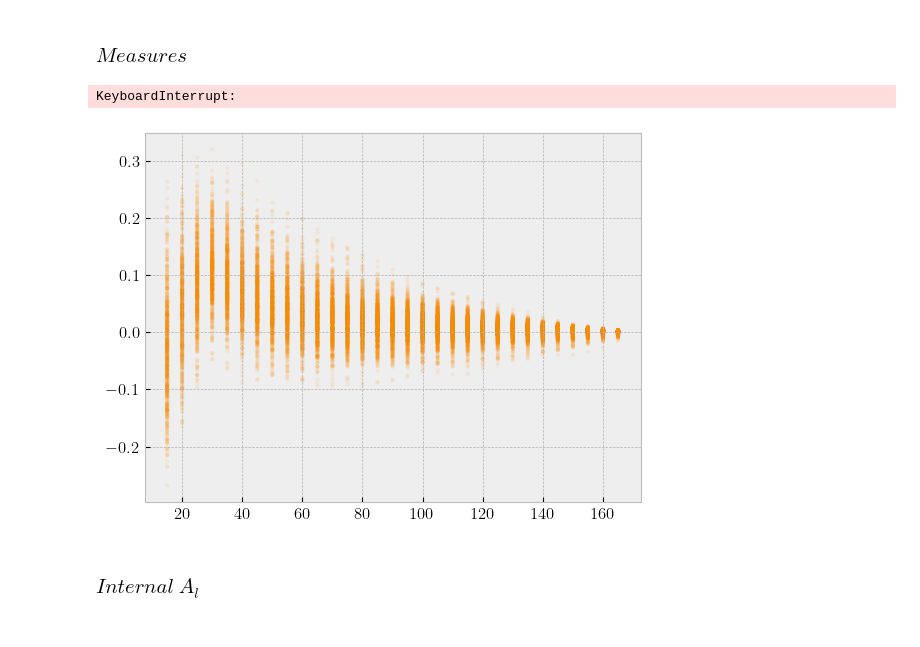
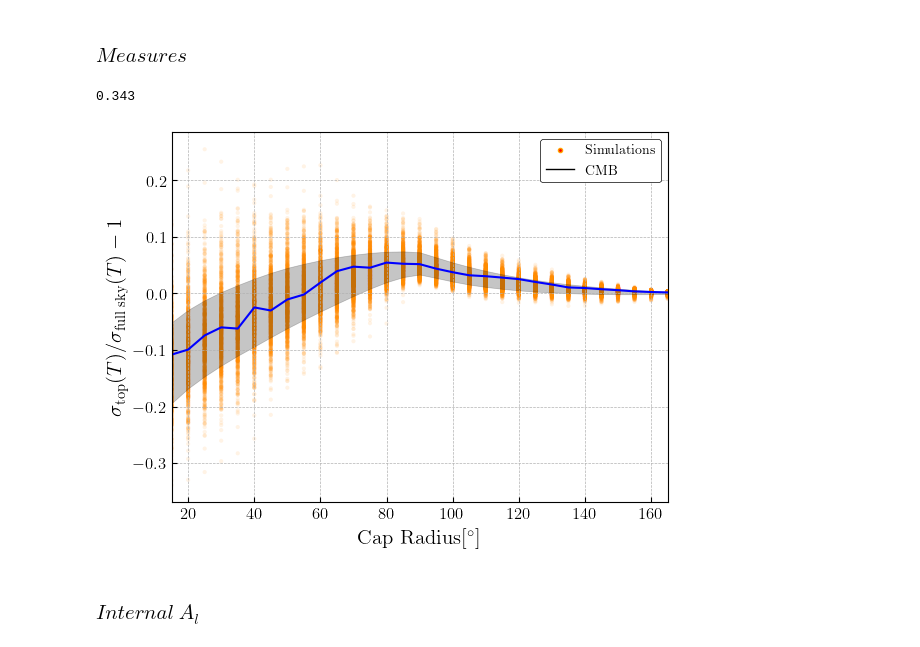
Before and after one commit to jamshidi3d/cmb_anomaly_detection, a Jupyter notebook: plotting.ipynb, the cells around one changed output. Drawn from its saved outputs; the diff is of its cells as text; code cells hidden in the pictures.

Commit message:
Adding Mean Value to Band of Error

```diff
--- a/plotting.ipynb
+++ b/plotting.ipynb
@@ -34,7 +34,7 @@ def custom_save_fig(fig, **kwargs):
 # %%
 kwargs = {
 'base_path':    './output/measure_results_mac_dir/',
-'dir_cap_size': 30,
+'dir_cap_size': 90,
 'geom_flag':    cau.const.CAP_FLAG,
 'measure_flag': cau.const.NORM_STD_FLAG,
 'is_masked':    False,
@@ -63,39 +63,40 @@ with plt.style.context('bmh'):
                 marker='.', edgecolors='none', linewidths=1, c='darkorange', alpha=.1)
     all_sims_measures = np.array(all_sims_measures)
     sims_std = np.std(all_sims_measures, axis = 0)
-    ax.fill_between(geom_range[screen], cmb_measure[screen] - sims_std, cmb_measure[screen] + sims_std,\
-                     color = (0.1,0.1,0.1, 0.15))
+    sims_mean = np.mean(all_sims_measures, axis = 0)
+    ax.fill_between(geom_range[screen], sims_mean - sims_std, sims_mean + sims_std,\
+                     color = (0.1,0.1,0.1, 0.25))
     # CMB
     ax.plot(geom_range[screen], cmb_measure[screen], color='b', linewidth=1.5)
     # Labels
     ax.set_xlabel(cau.output.get_xlabel_tex(**kwargs), size=15)
     ax.set_ylabel(cau.output.get_ylabel_tex(**kwargs), size=15)
     # ax.set_title(cau.output.get_title_tex(**kwargs), y = 1.04)
     # Limits
     if kwargs.get('geom_flag') == cau.const.CAP_FLAG:
         ax.set_xlim(xmin = 15, xmax = 165)
     else:
         ax.set_xlim(xmin = 0, xmax = 180)
     if kwargs.get('measure_flag') in [cau.const.D_STD2_FLAG, cau.const.NORM_D_STD2_FLAG, cau.const.D_CORR2_FLAG]:
         ax.set_ylim(ymin = 0)
     # ax.set_ylim(ymin = 0, ymax = .1250)
     # Legends
     sample_curves = [
         Line2D([0], [0], ls='none', color='orange', lw=1, marker='.', markerfacecolor='r'),
         Line2D([0], [0], ls='-', color='k', lw=1),
         ]
     ax.legend(sample_curves, [r'Simulations', r'CMB'], loc=1)
     ax.set_facecolor('white')
     # Axis colors
     for spine in ax.spines.keys(): ax.spines[spine].set_color('k')
     # Save fig
     custom_save_fig(fig, **kwargs)
 
 print(p_value / 1000)
 plt.show()
 # %% [output]
-KeyboardInterrupt:
+0.343
-[figure, old version]
+[figure, new version]
 # %% [markdown]
 ### $Internal$  $A_l$
 # %%
```
